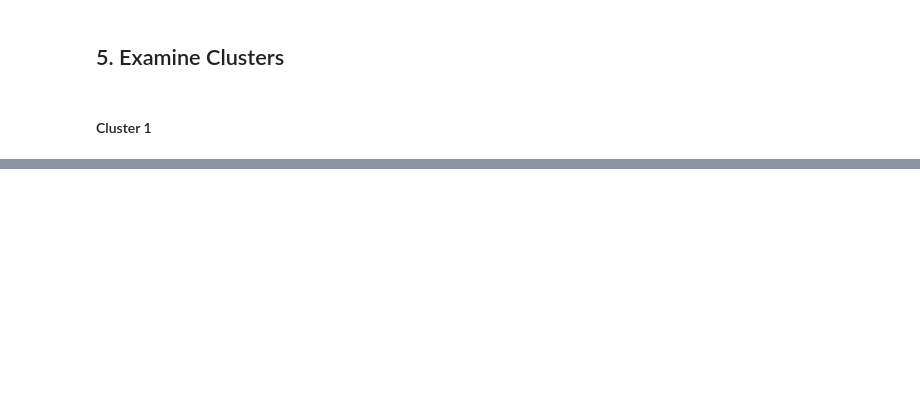
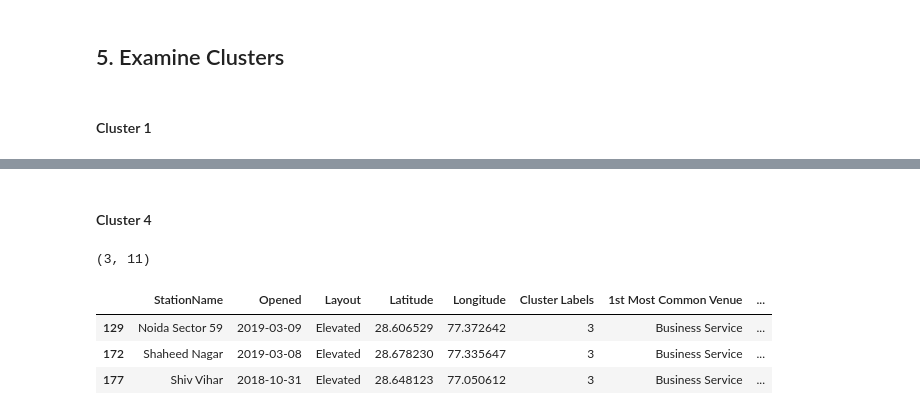
Before and after one commit to anshuld27/AdvanceDataScience, a Jupyter notebook: The Battle of Neighborhoods.ipynb, the cells around one changed output, grey strips where cells are left out. Cells and saved outputs as stored; diff of their text form; code cells hidden in the pictures; blank space fills up the shorter version.

```diff
--- a/The Battle of Neighborhoods.ipynb
+++ b/The Battle of Neighborhoods.ipynb
@@ -698,0 +714,12 @@ cluster1
+# %% [markdown]
+#### Cluster 4
+# %%
+cluster4=metro_merged.loc[metro_merged['Cluster Labels'] == 3, metro_merged.columns[[0] + list(range(2, metro_merged.shape[1]))]]
+print(cluster4.shape)
+cluster4
+# %% [output]
+(3, 11)
+|  | StationName | Opened | Layout | Latitude | Longitude | Cluster Labels | 1st Most Common Venue | ... |
+| 129 | Noida Sector 59 | 2019-03-09 | Elevated | 28.606529 | 77.372642 | 3 | Business Service | ... |
+| 172 | Shaheed Nagar | 2019-03-08 | Elevated | 28.678230 | 77.335647 | 3 | Business Service | ... |
+| 177 | Shiv Vihar | 2018-10-31 | Elevated | 28.648123 | 77.050612 | 3 | Business Service | ... |
```
Also changed, not shown: parts of 23 cells of this notebook.
